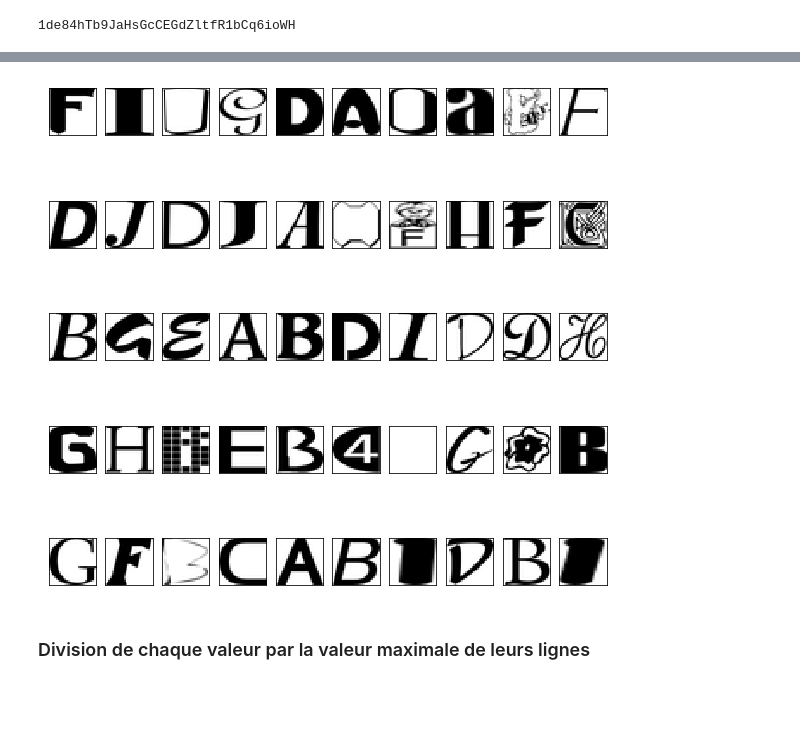
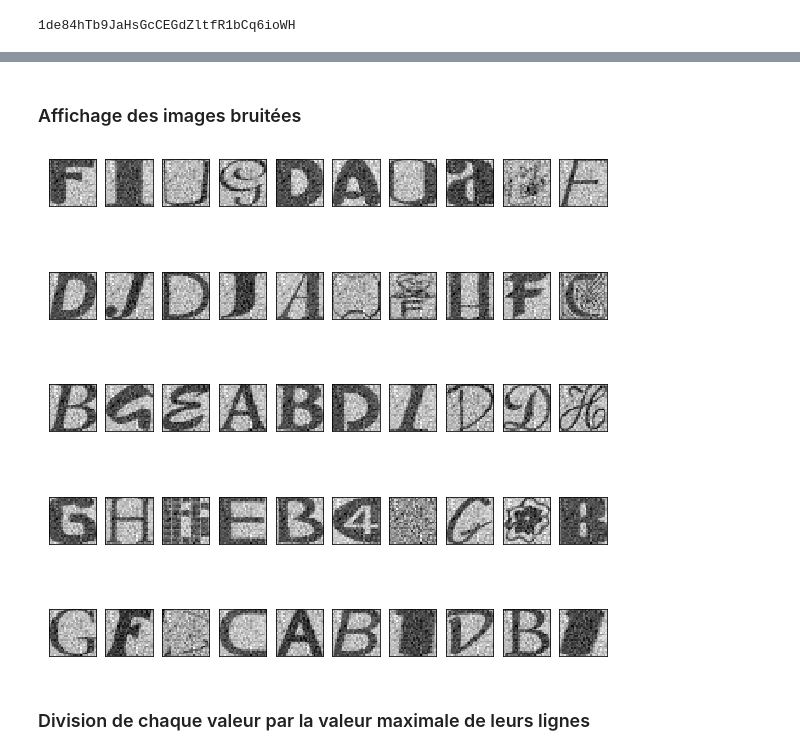
Before and after one commit to Fuzhyon/autocoder_keras, a Jupyter notebook: autoencoder.ipynb, the cells around one changed output, grey strips where cells are left out. Drawn from its saved outputs; the diff is of its cells as text; code cells hidden in the pictures; blank space fills up the shorter version.

```diff
--- a/autoencoder.ipynb
+++ b/autoencoder.ipynb
@@ -68,0 +69,7 @@ test_labels_df = pan.read_csv("test_labels.csv",encoding='utf-8')
+# %%
+mean = 2
+var = 13
+sigma = var ** 1.5
+noisy_train_data = train_data_df
+gaussian = np.random.normal(mean, sigma, (noisy_train_data.values[1].reshape(28,28).shape[0],noisy_train_data.values[1].reshape(28,28).shape[1]))
+noisy_train_data = noisy_train_data.values.reshape(60000,28,28) + gaussian
@@ -68,0 +78,10 @@ test_labels_df = pan.read_csv("test_labels.csv",encoding='utf-8')
+# %%
+picture_comparison_df = train_data_df.values.reshape(60000,28,28)
+plt.figure(figsize=(10,10))
+for i in range(50):
+    plt.subplot(5,10,i+1)
+    plt.xticks([])
+    plt.yticks([])
+    plt.grid(False)
+    plt.imshow(train_data_df.values.reshape(60000,28,28)[i],cmap='binary')
+plt.show()
@@ -69,14 +90,16 @@ test_labels_df = pan.read_csv("test_labels.csv",encoding='utf-8')
+# %% [markdown]
+### Affichage des images bruitées
 # %%
 plt.figure(figsize=(10,10))
 for i in range(50):
     plt.subplot(5,10,i+1)
     plt.xticks([])
     plt.yticks([])
     plt.grid(False)
-    plt.imshow(train_data_df.values.reshape(60000,28,28)[i],cmap='binary')
+    plt.imshow(noisy_train_data[i],cmap='binary')
 plt.show()
 # %% [output]
-[figure, old version]
+[figure, new version]
 # %% [markdown]
 ### Division de chaque valeur par la valeur maximale de leurs lignes
 # %%
```
Also changed, not shown: parts of 17 cells of this notebook.
